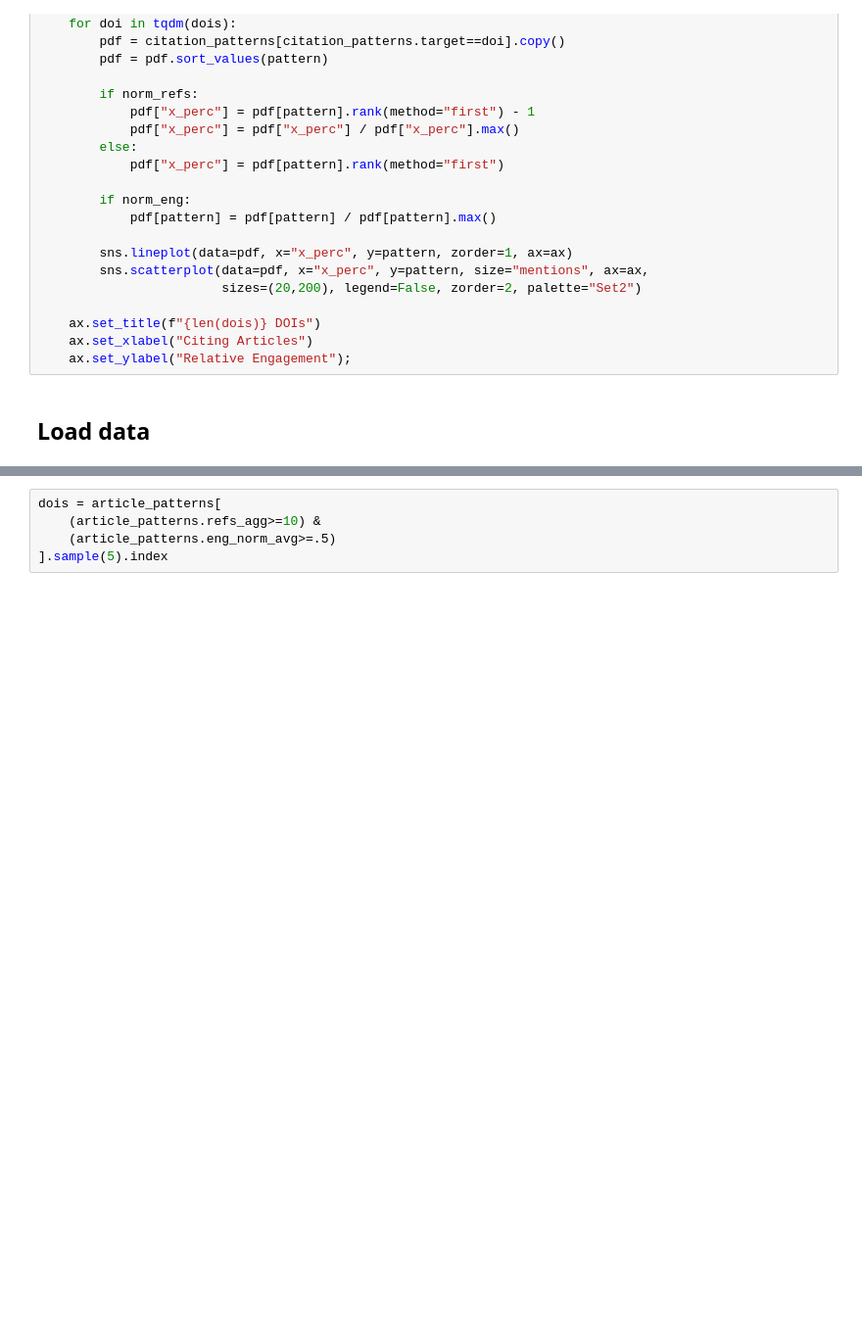
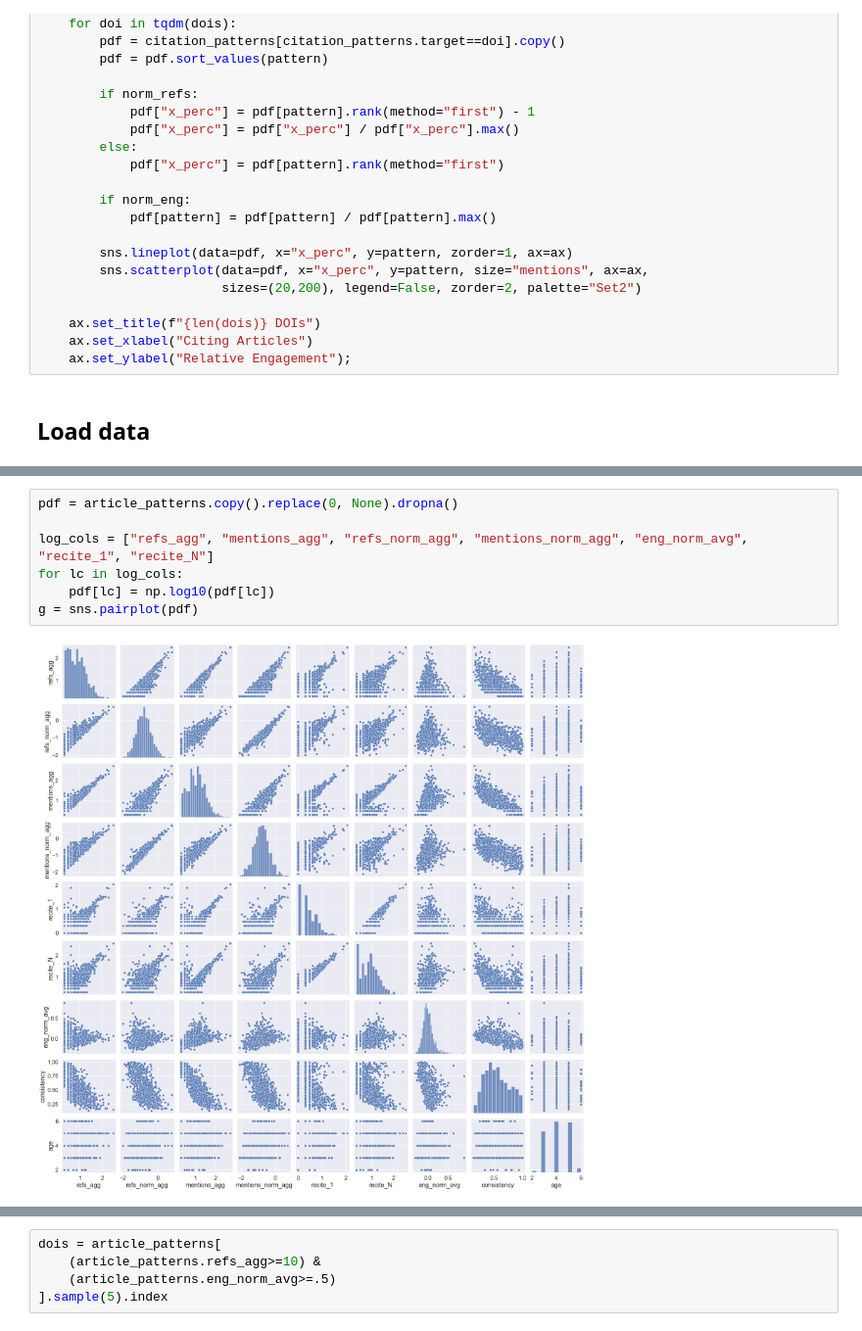
Before and after one commit to Bubblbu/citation-provenance-paper, a Jupyter notebook: notebooks/results.ipynb, the cells around one changed output, grey strips where cells are left out. Shown at 98% size. Saved outputs shown, nothing was run; the diff lists cells and outputs as text; blank space fills up the shorter version.

```diff
--- a/notebooks/results.ipynb
+++ b/notebooks/results.ipynb
@@ -76,2 +155,11 @@ plt.yticks(ticks=np.log10(yticks), labels=yticks);
+# %%
+pdf = article_patterns.copy().replace(0, None).dropna()
+
+log_cols = ["refs_agg", "mentions_agg", "refs_norm_agg", "mentions_norm_agg", "eng_norm_avg", "recite_1", "recite_N"]
+for lc in log_cols:
+    pdf[lc] = np.log10(pdf[lc])
+g = sns.pairplot(pdf)
+# %% [output]
+[figure, added]
 # %%
 ## Citations vs median weighted citation count
```
Also changed, not shown: parts of 18 cells of this notebook, 1 other file.
